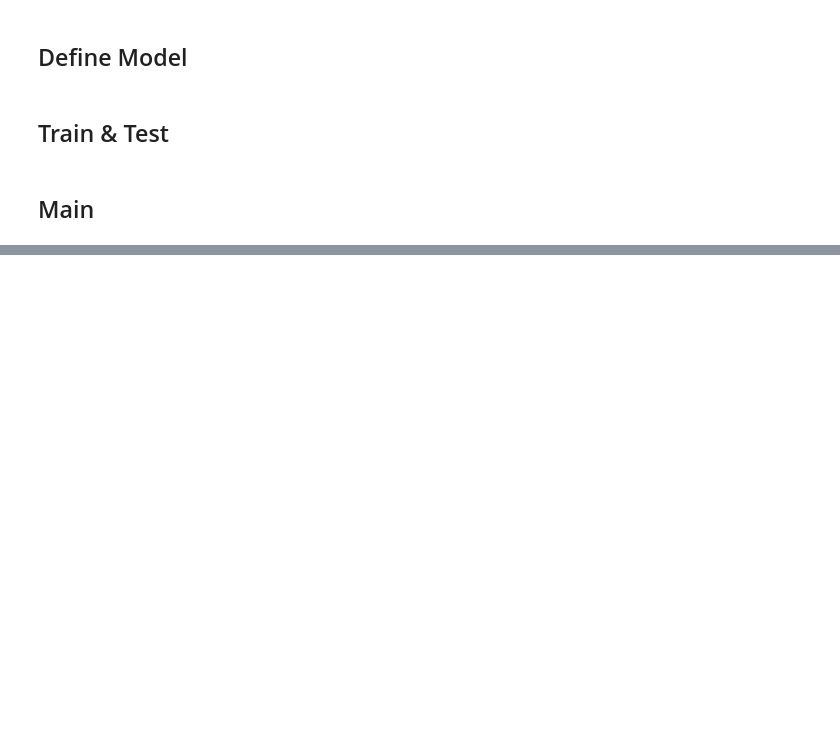
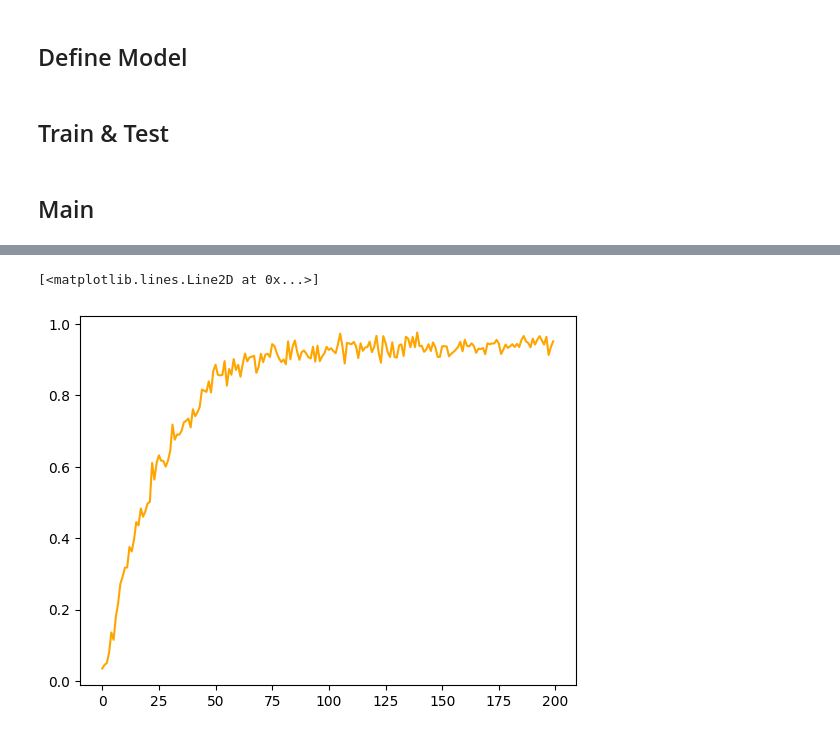
Before and after one commit to YU0211/DL, a Jupyter notebook: LSTM.ipynb, the cells around one changed output, grey strips where cells are left out. Saved outputs shown, nothing was run; the diff lists cells and outputs as text; code cells hidden in the pictures; blank space fills up the shorter version.

```diff
--- a/LSTM.ipynb
+++ b/LSTM.ipynb
@@ -301,7 +304,7 @@ class LSTM (nn.Module):
 loss_fn = nn.CrossEntropyLoss(ignore_index=pad_index)
 model = LSTM(vocab_size, embedding_length, hidden_size, output_size)
 model = model.to(device)
-optimizer = optim.SGD(model.parameters(),lr=1e-1)
+optimizer = optim.Adam(model.parameters(),lr=1e-4)
 
 def train(model, trainloader, num_epochs=10):
     loss = 0
@@ -312,6 +315,7 @@ def train(model, trainloader, num_epochs=10):
     graph_acc=[]
     graph_loss=[]
     graph_bleu=[]
+    test_bleus =[]
     # model.train()
     for epoch in range(num_epochs):
         model.train()
@@ -342,12 +346,12 @@ def train(model, trainloader, num_epochs=10):
         graph_loss.append(average_loss)
         graph_bleu.append(avg_bleu)
         # print(f'Epoch {epoch+1}/{num_epochs}, Loss: '
-        print(f'Epoch {epoch+1}/{num_epochs}, Loss: {total_loss/len(trainloader)}')
+        test_acc, test_loss, test_bleu = eval_model(model, testloader)
+        test_bleus.append(test_bleu)
+        print(f'Epoch {epoch+1}/{num_epochs}, Loss: {average_loss}, Acc:{avg_acc}')
 
 
-
-
-    return graph_acc,graph_loss,graph_bleu
+    return graph_acc,graph_loss,graph_bleu,test_bleus
 # %%
 def eval_model(model, dataloader):
     total_epoch_loss = 0
@@ -364,7 +368,7 @@ def eval_model(model, dataloader):
     with torch.no_grad():
 
       total_loss = 0
-      for src, tgt in trainloader:
+      for src, tgt in dataloader:
           src, tgt  = src.long().to(device), tgt.long().to(device)
           output,acc, bleu = model(src, tgt)
           output = output.permute(1,2,0)
@@ -375,7 +379,7 @@ def eval_model(model, dataloader):
           accs.append(acc)
           bleus.append(bleu)
 
-      average_loss = total_loss / len(trainloader)
+      average_loss = total_loss / len(dataloader)
       avg_losses.append(average_loss)
       avg_acc = sum(accs)/len(accs)
       avg_bleu = sum(bleus)/len(bleus)
@@ -388,3 +392,10 @@ def eval_model(model, dataloader):
       return  avg_acc, average_loss, avg_bleu
 # %% [markdown]
 ## Main
+# %%
+num_epochs = 200
+train_acc, train_loss, train_bleu,train_test_bleu = train(model,trainloader,num_epochs)
+val_acc, val_loss, val_bleu = eval_model(model, valloader)
+test_acc, test_loss, test_bleu = eval_model(model, testloader)
+plt.plot(train_test_bleu,color='orange')
+# %% [output]
@@ -390,0 +419,2 @@ def eval_model(model, dataloader):
+[<matplotlib.lines.Line2D at 0x...>]
+[figure, added]
```
Also changed, not shown: parts of 6 cells of this notebook.
